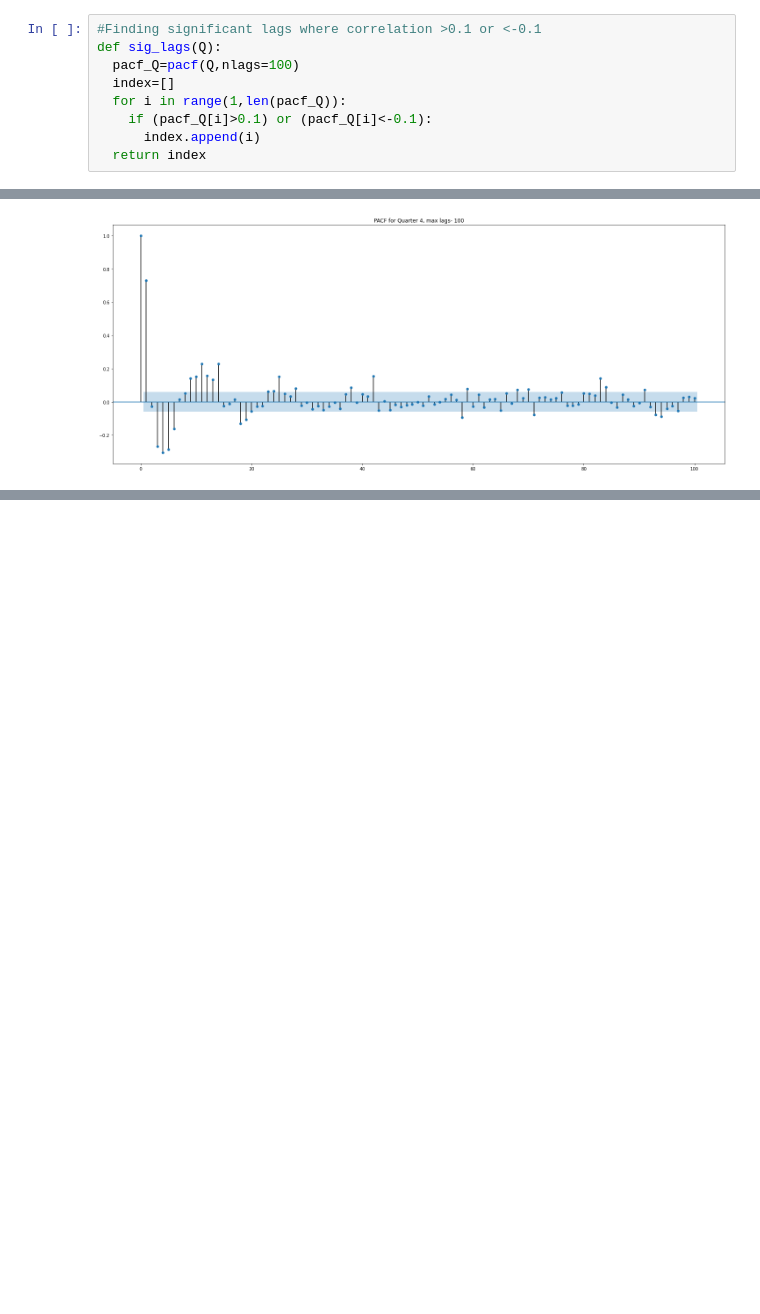
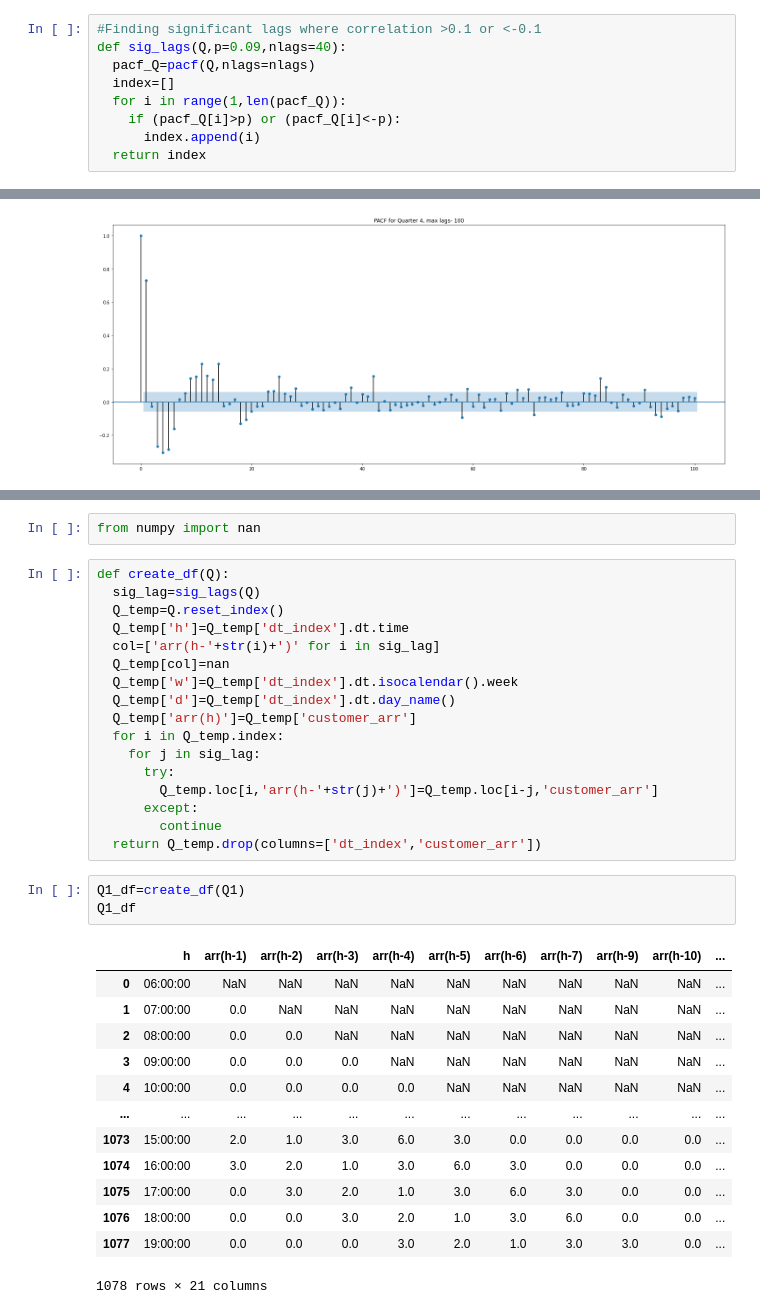
Before and after one commit to rajivsam/cmi_count_data_modeling, a Jupyter notebook: notebooks/week_4_tasks.ipynb, the cells around one changed output, grey strips where cells are left out. Drawn from its saved outputs; the diff is of its cells as text; blank space fills up the shorter version.

```diff
--- a/notebooks/week_4_tasks.ipynb
+++ b/notebooks/week_4_tasks.ipynb
@@ -85,11 +87,11 @@ plot_pacf(Q1,lags=100,title='PACF for Quarter 1, max lags- 100');
 from statsmodels.tsa.stattools import pacf
 # %%
 #Finding significant lags where correlation >0.1 or <-0.1
-def sig_lags(Q):
-  pacf_Q=pacf(Q,nlags=100)
+def sig_lags(Q,p=0.09,nlags=40):
+  pacf_Q=pacf(Q,nlags=nlags)
   index=[]
   for i in range(1,len(pacf_Q)):
-    if (pacf_Q[i]>0.1) or (pacf_Q[i]<-0.1):
+    if (pacf_Q[i]>p) or (pacf_Q[i]<-p):
       index.append(i)
   return index
 # %%
@@ -122,0 +129,36 @@ sig_lags(Q4)
+# %%
+from numpy import nan
+# %%
+def create_df(Q):
+  sig_lag=sig_lags(Q)
+  Q_temp=Q.reset_index()
+  Q_temp['h']=Q_temp['dt_index'].dt.time
+  col=['arr(h-'+str(i)+')' for i in sig_lag]
+  Q_temp[col]=nan
+  Q_temp['w']=Q_temp['dt_index'].dt.isocalendar().week
+  Q_temp['d']=Q_temp['dt_index'].dt.day_name()
+  Q_temp['arr(h)']=Q_temp['customer_arr']
+  for i in Q_temp.index:
+    for j in sig_lag:
+      try:
+        Q_temp.loc[i,'arr(h-'+str(j)+')']=Q_temp.loc[i-j,'customer_arr']
+      except:
+        continue
+  return Q_temp.drop(columns=['dt_index','customer_arr'])
+# %%
+Q1_df=create_df(Q1)
+Q1_df
+# %% [output]
+|  | h | arr(h-1) | arr(h-2) | arr(h-3) | arr(h-4) | arr(h-5) | arr(h-6) | arr(h-7) | arr(h-9) | arr(h-10) | ... |
+| 0 | 06:00:00 | NaN | NaN | NaN | NaN | NaN | NaN | NaN | NaN | NaN | ... |
+| 1 | 07:00:00 | 0.0 | NaN | NaN | NaN | NaN | NaN | NaN | NaN | NaN | ... |
+| 2 | 08:00:00 | 0.0 | 0.0 | NaN | NaN | NaN | NaN | NaN | NaN | NaN | ... |
+| 3 | 09:00:00 | 0.0 | 0.0 | 0.0 | NaN | NaN | NaN | NaN | NaN | NaN | ... |
+| 4 | 10:00:00 | 0.0 | 0.0 | 0.0 | 0.0 | NaN | NaN | NaN | NaN | NaN | ... |
+| ... | ... | ... | ... | ... | ... | ... | ... | ... | ... | ... | ... |
+| 1073 | 15:00:00 | 2.0 | 1.0 | 3.0 | 6.0 | 3.0 | 0.0 | 0.0 | 0.0 | 0.0 | ... |
+| 1074 | 16:00:00 | 3.0 | 2.0 | 1.0 | 3.0 | 6.0 | 3.0 | 0.0 | 0.0 | 0.0 | ... |
+| 1075 | 17:00:00 | 0.0 | 3.0 | 2.0 | 1.0 | 3.0 | 6.0 | 3.0 | 0.0 | 0.0 | ... |
+| 1076 | 18:00:00 | 0.0 | 0.0 | 3.0 | 2.0 | 1.0 | 3.0 | 6.0 | 0.0 | 0.0 | ... |
+| 1077 | 19:00:00 | 0.0 | 0.0 | 0.0 | 3.0 | 2.0 | 1.0 | 3.0 | 3.0 | 0.0 | ... |
+1078 rows × 21 columns
```
Also changed, not shown: parts of 20 cells of this notebook.
